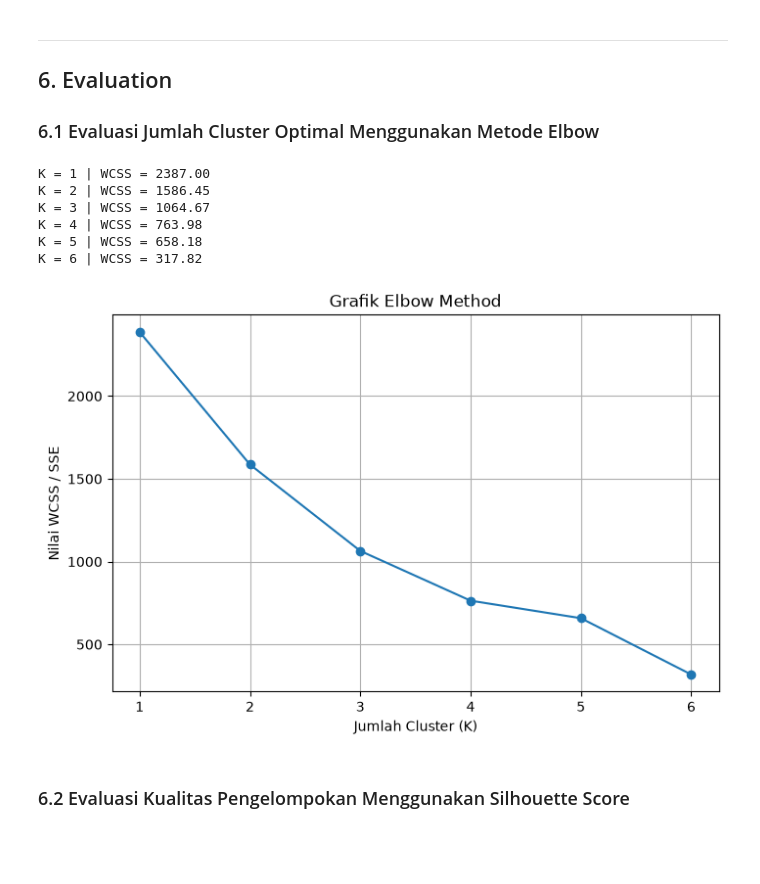
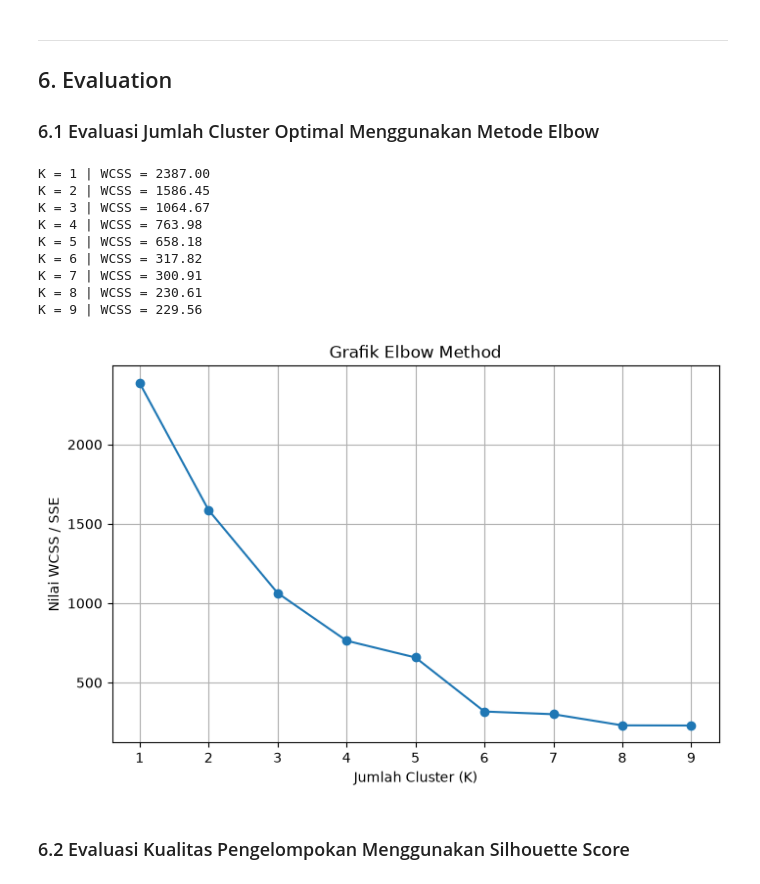
Before and after one commit to raplhy/Bootcamp-UBIG, a Jupyter notebook: Tugas15/Raw_Analysis.ipynb, the cells around one changed output. Drawn from its saved outputs; the diff is of its cells as text; code cells hidden in the pictures; blank space fills up the shorter version.

```diff
--- a/Tugas15/Raw_Analysis.ipynb
+++ b/Tugas15/Raw_Analysis.ipynb
@@ -433,35 +433,38 @@ def hitung_wcss(X, labels, centroids):
         titik_cluster = X[labels == i]
         if len(titik_cluster) > 0:
             wcss += np.sum((titik_cluster - centroid) ** 2)
     return wcss
 
-k_list = range(1, 7)
+k_list = range(1, 10)
 sse = []
 
 for k in k_list:
     np.random.seed(42)
     model = KMeans(K=k, max_iters=100)
     label_pred = model.predict(scaled_data)
 
     nilai_sse = hitung_wcss(scaled_data, label_pred, model.centroids)
     sse.append(nilai_sse)
     print(f"K = {k} | WCSS = {nilai_sse:.2f}")
 
 plt.figure(figsize=(8, 5))
 plt.plot(k_list, sse, marker='o', linestyle='-')
 plt.title('Grafik Elbow Method')
 plt.xlabel('Jumlah Cluster (K)')
 plt.ylabel('Nilai WCSS / SSE')
 plt.grid(True)
 plt.show()
 # %% [output]
 K = 1 | WCSS = 2387.00
 K = 2 | WCSS = 1586.45
 K = 3 | WCSS = 1064.67
 K = 4 | WCSS = 763.98
 K = 5 | WCSS = 658.18
 K = 6 | WCSS = 317.82
+K = 7 | WCSS = 300.91
+K = 8 | WCSS = 230.61
+K = 9 | WCSS = 229.56
-[figure, old version]
+[figure, new version]
 # %% [markdown]
 ### 6.2 Evaluasi Kualitas Pengelompokan Menggunakan Silhouette Score
 # %%
```
Also changed, not shown: parts of 2 cells of this notebook.
